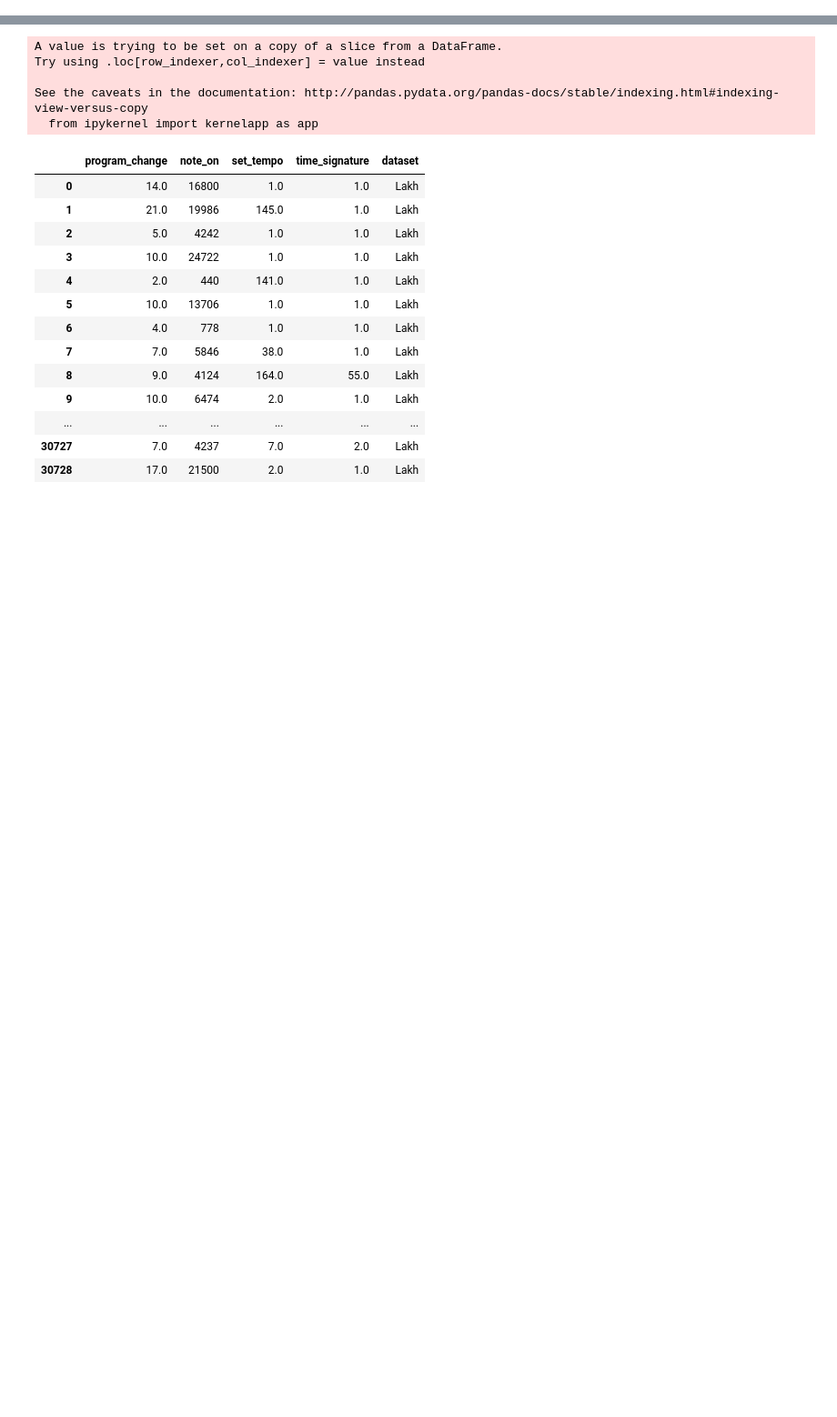
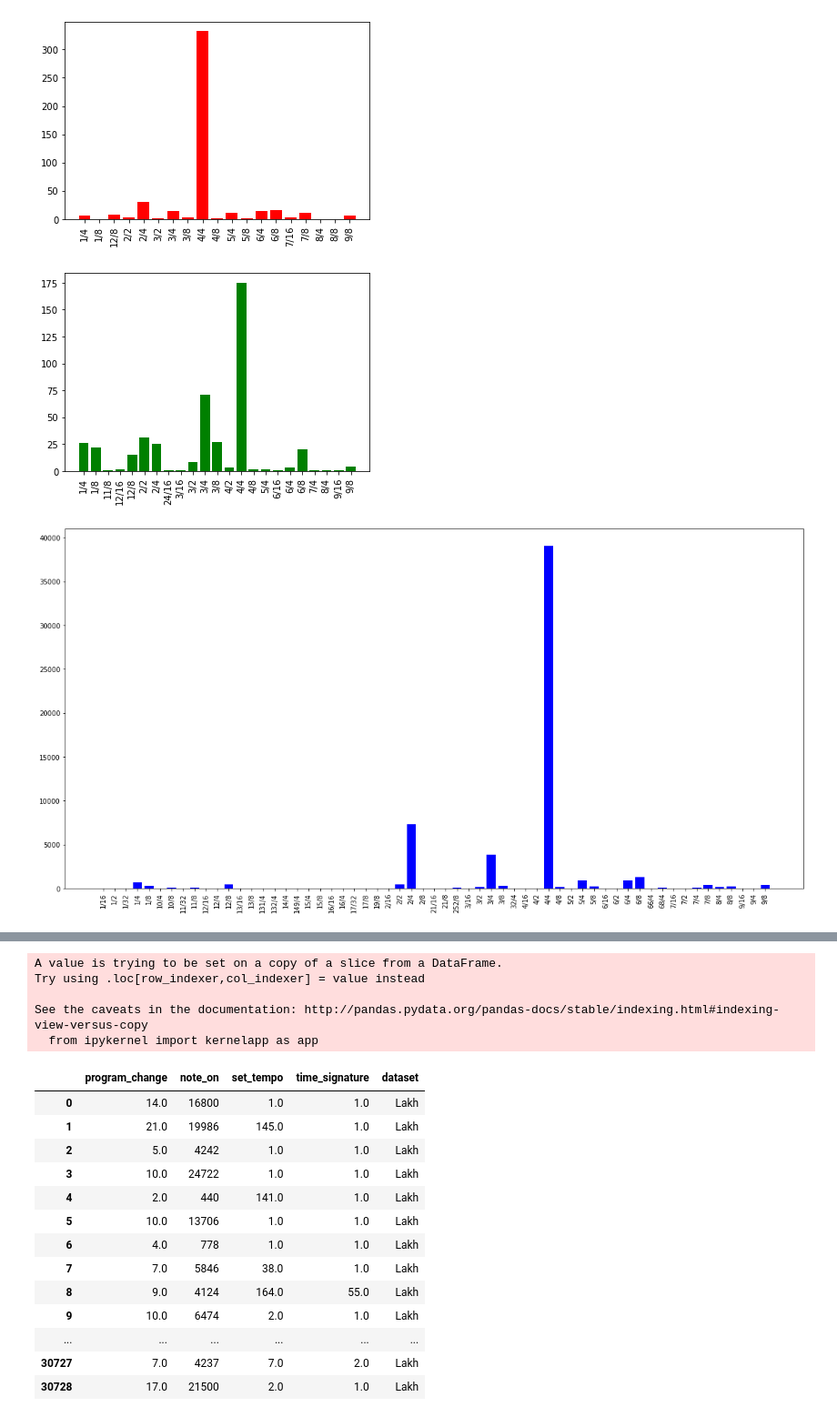
Before and after one commit to midi-ld/midistats, a Jupyter notebook: TISMIR MIDI statistics.ipynb, the cells around one changed output, grey strips where cells are left out. Shown: that part at 91% size. Cells and saved outputs as stored; diff of their text form; code cells hidden in the pictures; blank space fills up the shorter version.

```diff
--- a/TISMIR MIDI statistics.ipynb
+++ b/TISMIR MIDI statistics.ipynb
@@ -27,3 +166,51 @@ d
+# %%
+# Time signature
+
+# Tempo
+
+time_signature_slac = {}
+time_signature_musedata = {}
+time_signature_lakh = {}
+
+for key, value in slac.items():
+    if 'time_signature' in key.lower():
+        time_signature_slac[key.split('_')[-1]] = value
+
+time_signature_slac = dict(sorted(time_signature_slac.items()))
+
+for key, value in musedata.items():
+    if 'time_signature' in key.lower():
+        time_signature_musedata[key.split('_')[-1]] = value
+
+time_signature_musedata = dict(sorted(time_signature_musedata.items()))
+
+for key, value in lakh.items():
+    if 'time_signature' in key.lower():
+        time_signature_lakh[key.split('_')[-1]] = value
+
+time_signature_lakh = dict(sorted(time_signature_lakh.items()))
+
+
+plt.xticks(rotation='vertical')
+plt.bar(time_signature_slac.keys(), time_signature_slac.values(), color='r')
+# plt.hist(tempo_slac_lst)
+plt.show()
+
+plt.xticks(rotation='vertical')
+plt.bar(time_signature_musedata.keys(), time_signature_musedata.values(), color='g')
+# plt.hist(tempo_musedata_lst)
+plt.show()
+
+plt.figure(figsize=(20,10))
+plt.xticks(rotation='vertical')
+plt.locator_params(axis='x', nbins=20)
+plt.bar(time_signature_lakh.keys(), time_signature_lakh.values(), color='b')
+# plt.hist(tempo_lakh_lst)
+plt.show()
+# %% [output]
+[figure, added]
+[figure, added]
+[figure, added]
 # %%
 import sys
 # !{sys.executable} -m pip install matplotlib
```
Also changed, not shown: parts of 5 cells of this notebook, 3 other files.
